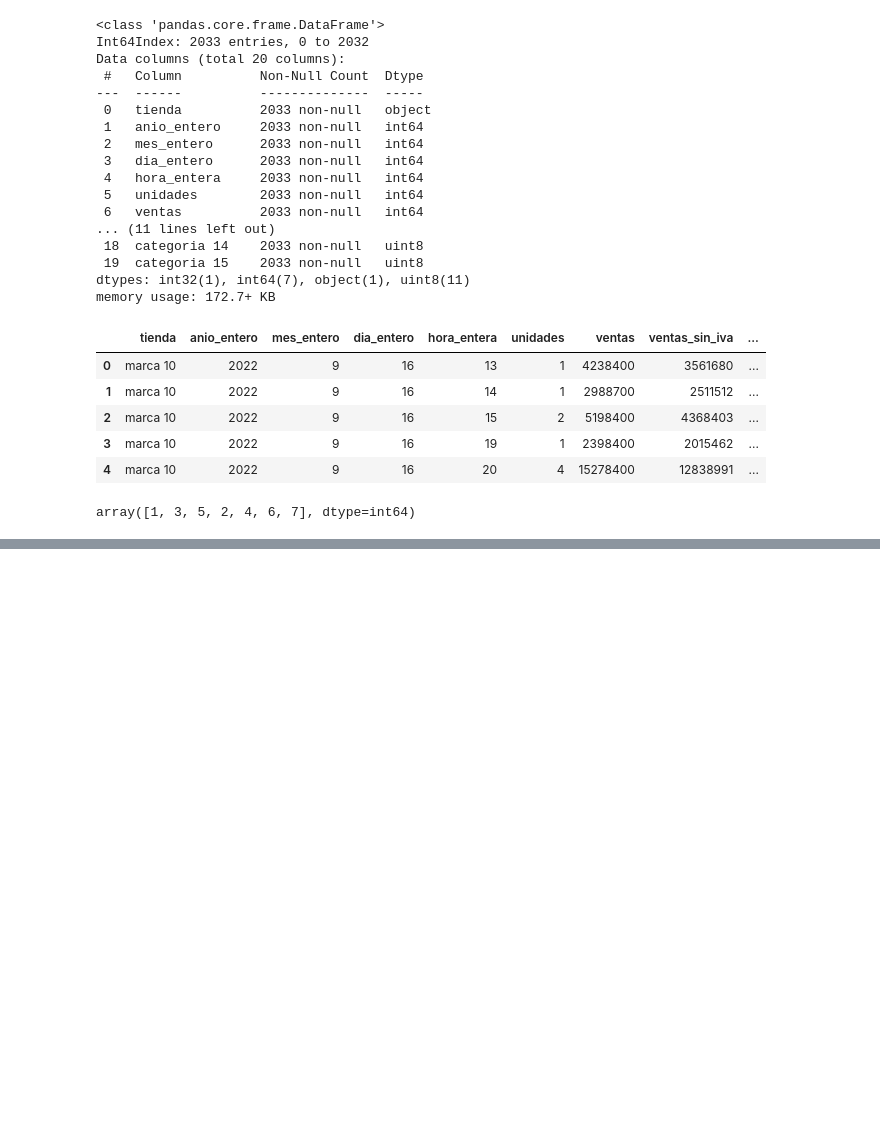
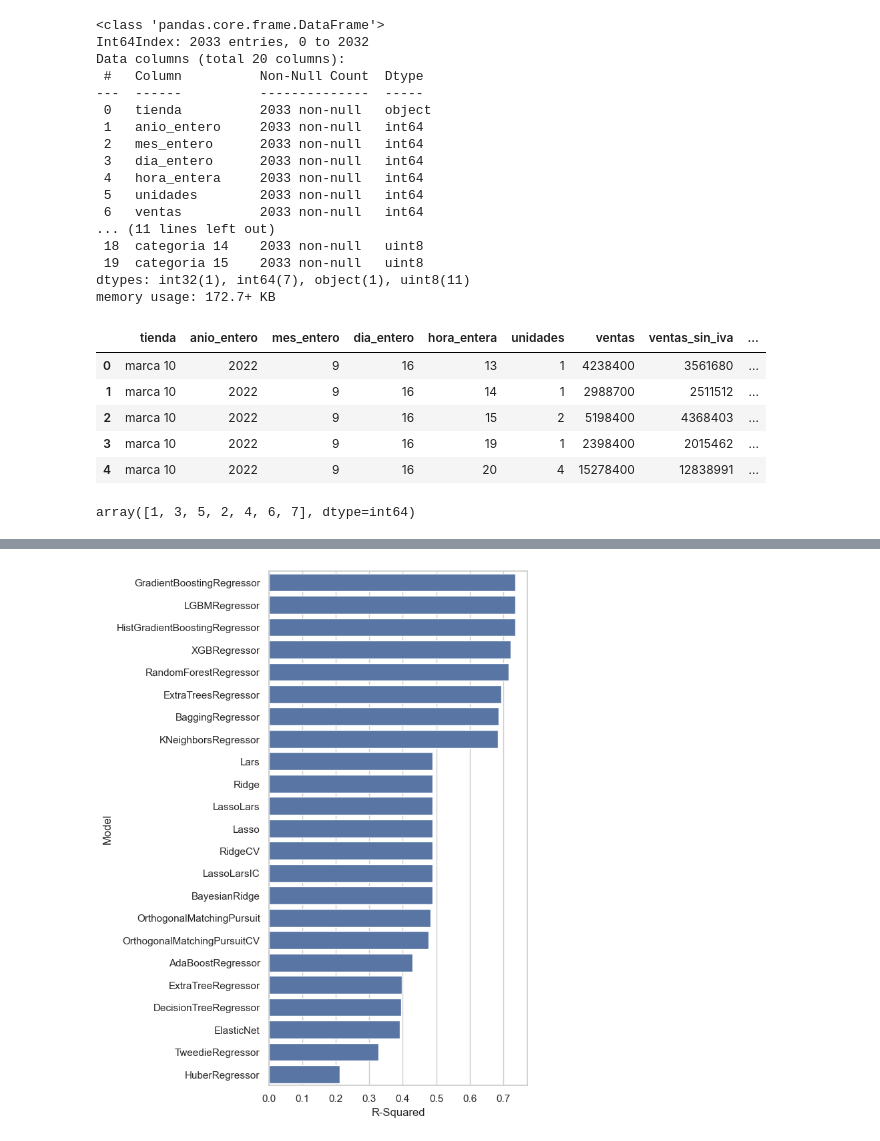
Before and after one commit to Porras53/Proyecto-Ciencia-de-datos-202320, a Jupyter notebook: Proyecto OPAIN.ipynb, the cells around one changed output, grey strips where cells are left out. Drawn from its saved outputs; the diff is of its cells as text; code cells hidden in the pictures; blank space fills up the shorter version.

Commit message:
evaluación modelos y data final

```diff
--- a/Proyecto OPAIN.ipynb
+++ b/Proyecto OPAIN.ipynb
@@ -970,0 +1207,2 @@ array(['TIENDA 1', 'TIENDA 4', 'TIENDA 5', 'TIENDA 6', 'TIENDA 3',
+# %%
+dataframe_unificado_final['hora_entera'] = dataframe_unificado_final['hora_entera'].astype(int)
@@ -970,0 +1219,18 @@ array(['TIENDA 1', 'TIENDA 4', 'TIENDA 5', 'TIENDA 6', 'TIENDA 3',
+# %%
+from lazypredict.Supervised import LazyRegressor
+from sklearn import datasets
+from sklearn.utils import shuffle
+import numpy as np
+
+X = dataframe_unificado_final.drop(columns=['ventas','muelle','fecha_de_venta','mes_string','tienda','marca','descripcion','objeto1','objeto2','objeto3','objeto4','objeto5','tipo_de_tienda'])
+y = dataframe_unificado_final['ventas']
+
+X_train = X[X['anio_entero']==2022]
+X_test = X[X['anio_entero']==2023]
+y_train = y[X['anio_entero']==2022]
+y_test = y[X['anio_entero']==2023]
+
+reg = LazyRegressor(verbose=0, ignore_warnings=False, custom_metric=None)
+models, predictions = reg.fit(X_train, X_test, y_train, y_test)
+
+print(models)
@@ -970,0 +1269,6 @@ array(['TIENDA 1', 'TIENDA 4', 'TIENDA 5', 'TIENDA 6', 'TIENDA 3',
+# %%
+plt.figure(figsize=(5, 10))
+sns.set_theme(style="whitegrid")
+ax = sns.barplot(y=predictions.index[:-15], x="R-Squared", data=predictions[:-15])
+# %% [output]
+[figure, added]
```
Also changed, not shown: parts of 46 cells of this notebook.
